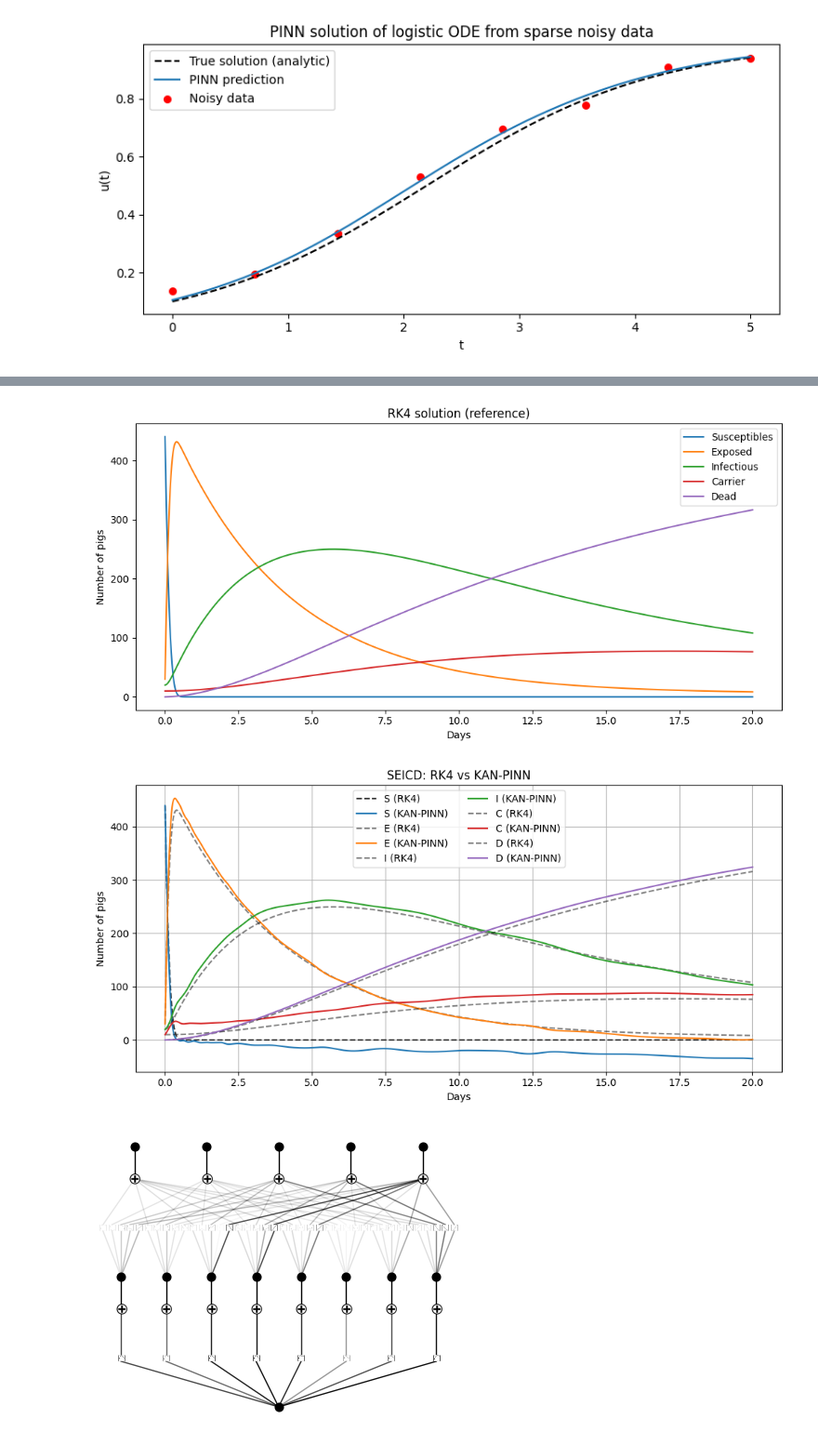
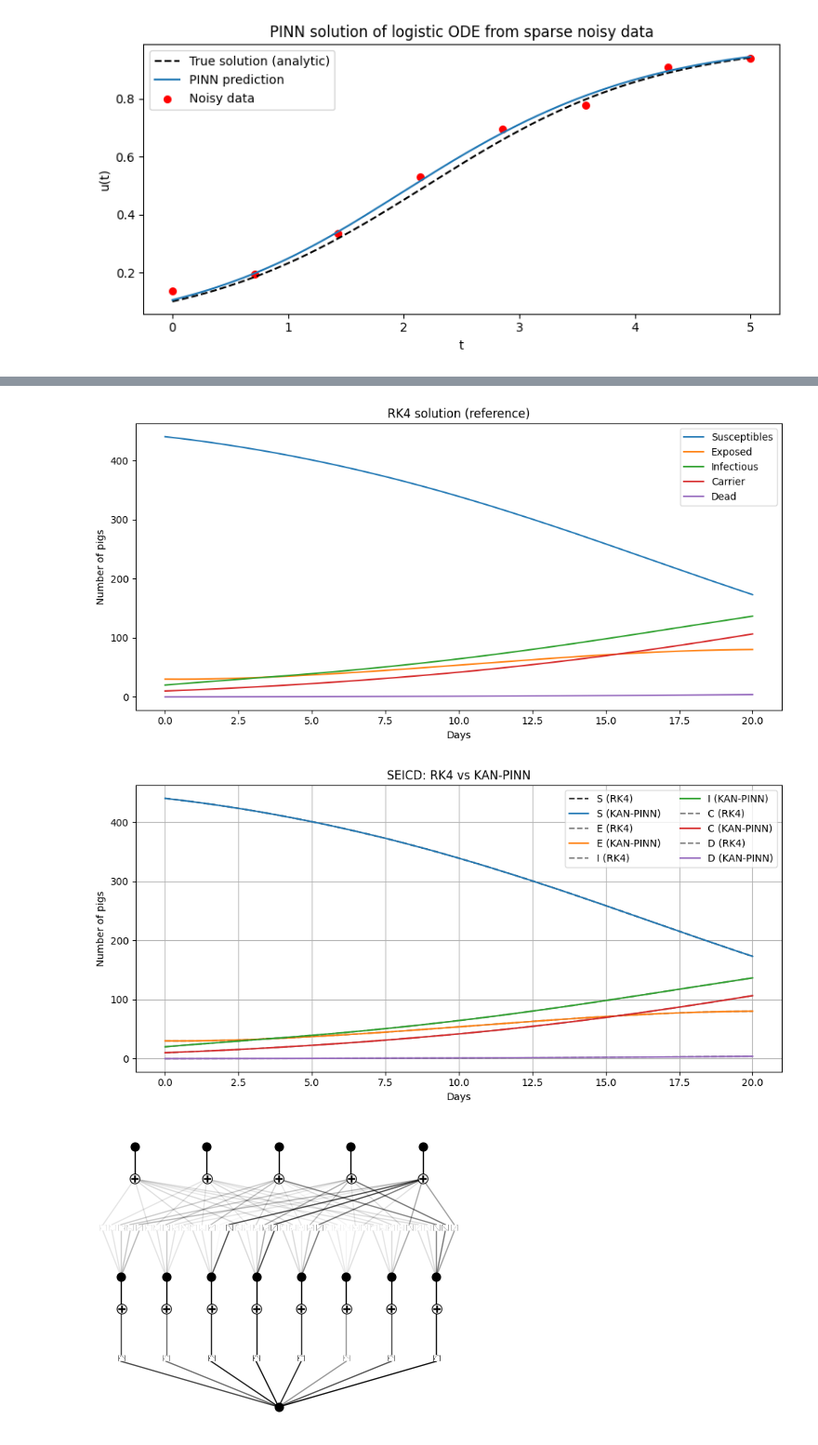
Before and after one commit to langfotsirk/KANproject, a Jupyter notebook: rkaidedKAN.ipynb, the cells around one changed output, grey strips where cells are left out. Shown at 93% size. Drawn from its saved outputs; the diff is of its cells as text; code cells hidden in the pictures.

```diff
--- a/rkaidedKAN.ipynb
+++ b/rkaidedKAN.ipynb
@@ -165,6 +165,7 @@ import torch.nn as nn
 
 
 #PARAMETERS
+steep_par = False
 
 # for RK4 reference
 t_0 = 0.0
@@ -174,13 +175,22 @@ N   = 2**16
 #global parameters
 Y_0 = [440, 30, 20, 10, 0]
 
-mu    = 0.0027
-beta  = 0.3
-gamma = 0.125
-p     = 0.7
-sigma = 0.25
-kappa = 0.06
-eps   = 0.3
+if steep_par:
+    mu    = 0.0027
+    beta  = 0.3
+    gamma = 0.125
+    p     = 0.7
+    sigma = 0.25
+    kappa = 0.06
+    eps   = 0.3
+else:
+    beta   = 5e-4
+    eps    = 0.5
+    mu     = 0.0
+    sigma  = 0.2
+    kappa  = 0.1
+    gamma  = 0.14
+    p      = 0.02
 
 #sampled data points
 n_data = 64
@@ -297,14 +307,14 @@ class ICWrapper(nn.Module):
         g = self.base_model(tau)
         return self.Y0_scaled + tau * g
 
-model = ICWrapper(base_kan, Y0_scaled).to(device)
+modell = ICWrapper(base_kan, Y0_scaled).to(device)
 
 #Define different loss functions
 
-def pinn_residual_loss(model, tau_in):
+def pinn_residual_loss(modell, tau_in):
 
     tau = tau_in.clone().detach().requires_grad_(True)
-    y_scaled = model(tau)
+    y_scaled = modell(tau)
 
     # dy_scaled / d tau
     dy_scaled_dtau = torch.zeros_like(y_scaled)
@@ -327,30 +337,30 @@ def pinn_residual_loss(model, tau_in):
     return torch.mean(residuals**2)
 
 #this is the loss relative to given data points
-def data_loss(model, t_data_scaled, Y_data_scaled):
-    y_pred_scaled = model(t_data_scaled)
+def data_loss(modell, t_data_scaled, Y_data_scaled):
+    y_pred_scaled = modell(t_data_scaled)
     return torch.mean((y_pred_scaled - Y_data_scaled)**2)
 
 
 lambda_res  = 1.0
 lambda_data = 1.0
 
-def total_loss(model):
-    L_res  = pinn_residual_loss(model, tau_col)
-    L_data = data_loss(model, t_data, Y_data_scaled)
+def total_loss(modell):
+    L_res  = pinn_residual_loss(modell, tau_col)
+    L_data = data_loss(modell, t_data, Y_data_scaled)
     L      = lambda_res * L_res + lambda_data * L_data
     return L, L_res, L_data
 
 #Training loop with Adam
 
-optimizer = torch.optim.Adam(model.parameters(), lr=1e-3)
+optimizer = torch.optim.Adam(modell.parameters(), lr=1e-3)
 max_grad_norm = 1.0
 epochs = 4000
 log_every = 500
 
 for ep in range(1, epochs + 1):
     optimizer.zero_grad()
-    L, L_res, L_data = total_loss(model)
+    L, L_res, L_data = total_loss(modell)
 
     if not torch.isfinite(L):
         print(f"Non-finite loss at epoch {ep}: L={L}, L_res={L_res}, L_data={L_data}")
@@ -358,7 +368,7 @@ for ep in range(1, epochs + 1):
 
     L.backward()
     #Safety measure
-    nn.utils.clip_grad_norm_(model.parameters(), max_grad_norm)
+    nn.utils.clip_grad_norm_(modell.parameters(), max_grad_norm)
     optimizer.step()
 
     if ep % log_every == 0:
@@ -366,10 +376,10 @@ for ep in range(1, epochs + 1):
 
 #Evaluation, scaling back, plotting
 
-#model.eval()
+
 with torch.no_grad():
     tau_plot = torch.linspace(0.0, 1.0, 1000, device=device).unsqueeze(1)
-    y_scaled_pred = model(tau_plot).cpu().numpy()
+    y_scaled_pred = modell(tau_plot).cpu().numpy()
     y_pred = N_pop * y_scaled_pred
     t_plot = unscale_t(tau_plot.cpu().numpy().flatten())
 
@@ -433,5 +443,5 @@ Epoch  4000 | Res loss = 3.669e-01 | Data loss = 6.312e-04 | Total = 3.675e-01
-[figure, old version]
+[figure, new version]
-[figure, old version]
+[figure, new version]
 # %%
 
 base_kan.save_act = True
```
Also changed, not shown: parts of 2 cells of this notebook.
